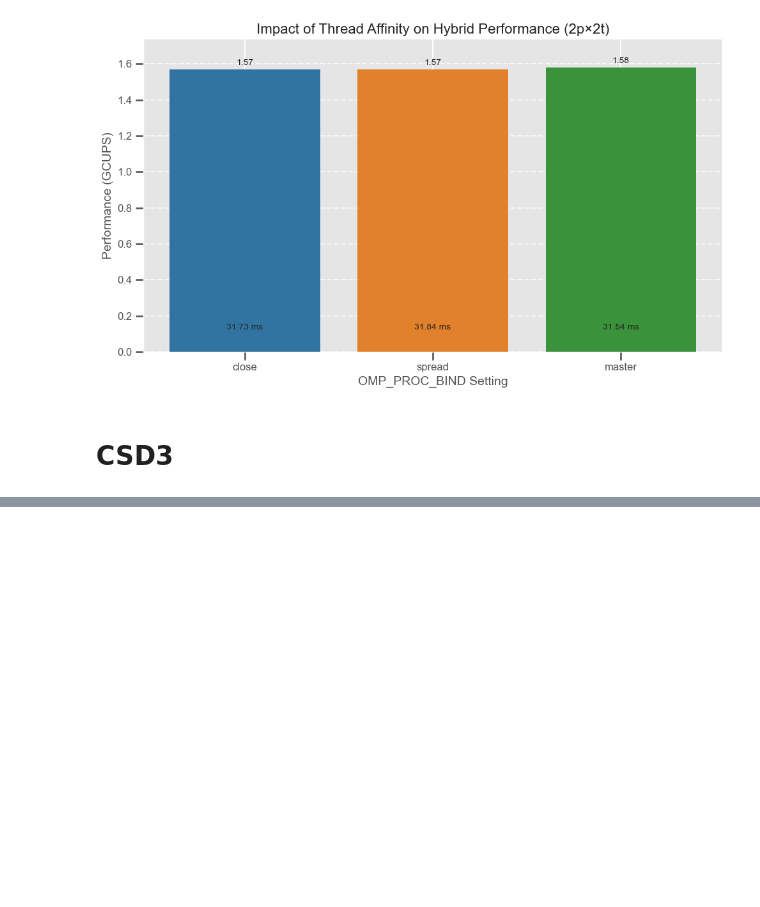
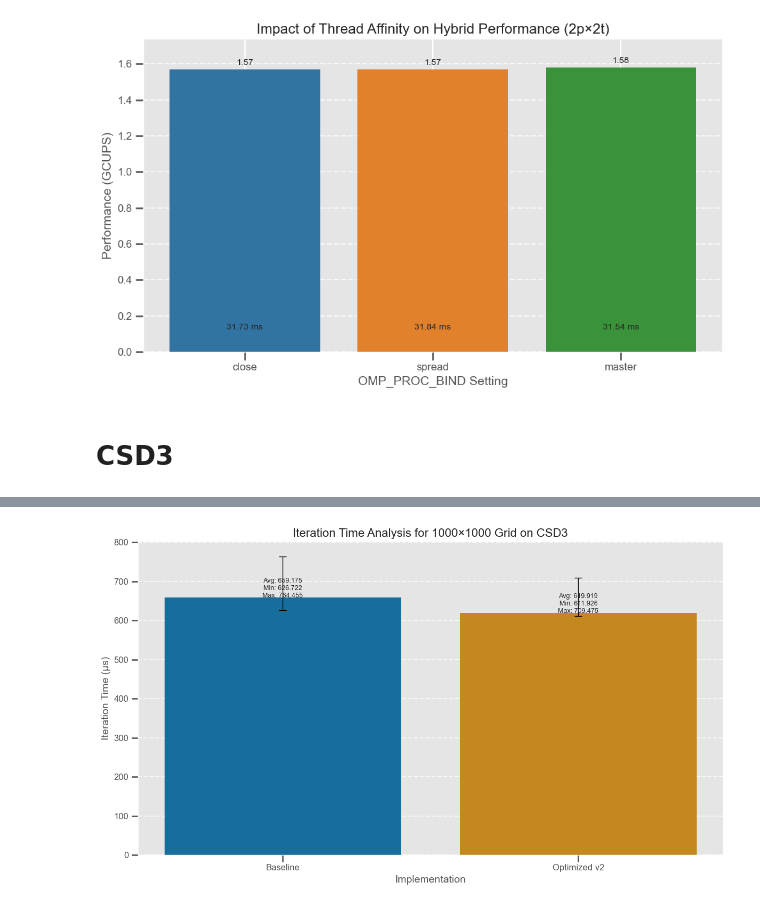
Before and after one commit to AprilQx/Advanced-Computing, a Jupyter notebook: notebook/visualization.ipynb, the cells around one changed output, grey strips where cells are left out. Cells and saved outputs as stored; diff of their text form; code cells hidden in the pictures; blank space fills up the shorter version.

```diff
--- a/notebook/visualization.ipynb
+++ b/notebook/visualization.ipynb
@@ -1562,0 +1618,37 @@ plt.show()
+# %%
+# 2. Iteration Time with Min/Max Range
+plt.figure(figsize=(12, 7))
+
+# Filter for 1000×1000 grid size for detailed analysis
+df_1000 = df[df['Grid Size'] == 1000]
+
+# Create error bars for min/max
+yerr_min = df_1000['Avg Iter Time (μs)'] - df_1000['Min Iter Time (μs)']
+yerr_max = df_1000['Max Iter Time (μs)'] - df_1000['Avg Iter Time (μs)']
+yerr = np.array([yerr_min, yerr_max])
+
+# Bar chart with error bars
+ax = sns.barplot(data=df_1000, x='Implementation', y='Avg Iter Time (μs)', palette='colorblind')
+
+# Add error bars
+x_pos = np.arange(len(df_1000['Implementation']))
+plt.errorbar(x=x_pos, y=df_1000['Avg Iter Time (μs)'], yerr=yerr, fmt='none', capsize=5, ecolor='black', elinewidth=1, label='Min/Max Range')
+
+plt.title('Iteration Time Analysis for 1000×1000 Grid on CSD3', fontsize=16)
+plt.xlabel('Implementation', fontsize=14)
+plt.ylabel('Iteration Time (μs)', fontsize=14)
+plt.grid(axis='y', linestyle='--', alpha=0.7)
+
+# Add value annotations
+for i, bar in enumerate(ax.patches):
+    height = bar.get_height()
+    min_val = df_1000.iloc[i]['Min Iter Time (μs)']
+    max_val = df_1000.iloc[i]['Max Iter Time (μs)']
+    ax.text(bar.get_x() + bar.get_width()/2, height + 0.1,
+            f'Avg: {height:.3f}\nMin: {min_val:.3f}\nMax: {max_val:.3f}',
+            ha='center', fontsize=9)
+
+plt.tight_layout()
+plt.show()
+# %% [output]
+[figure, added]
```
Also changed, not shown: parts of 12 cells of this notebook, 4 other files.
